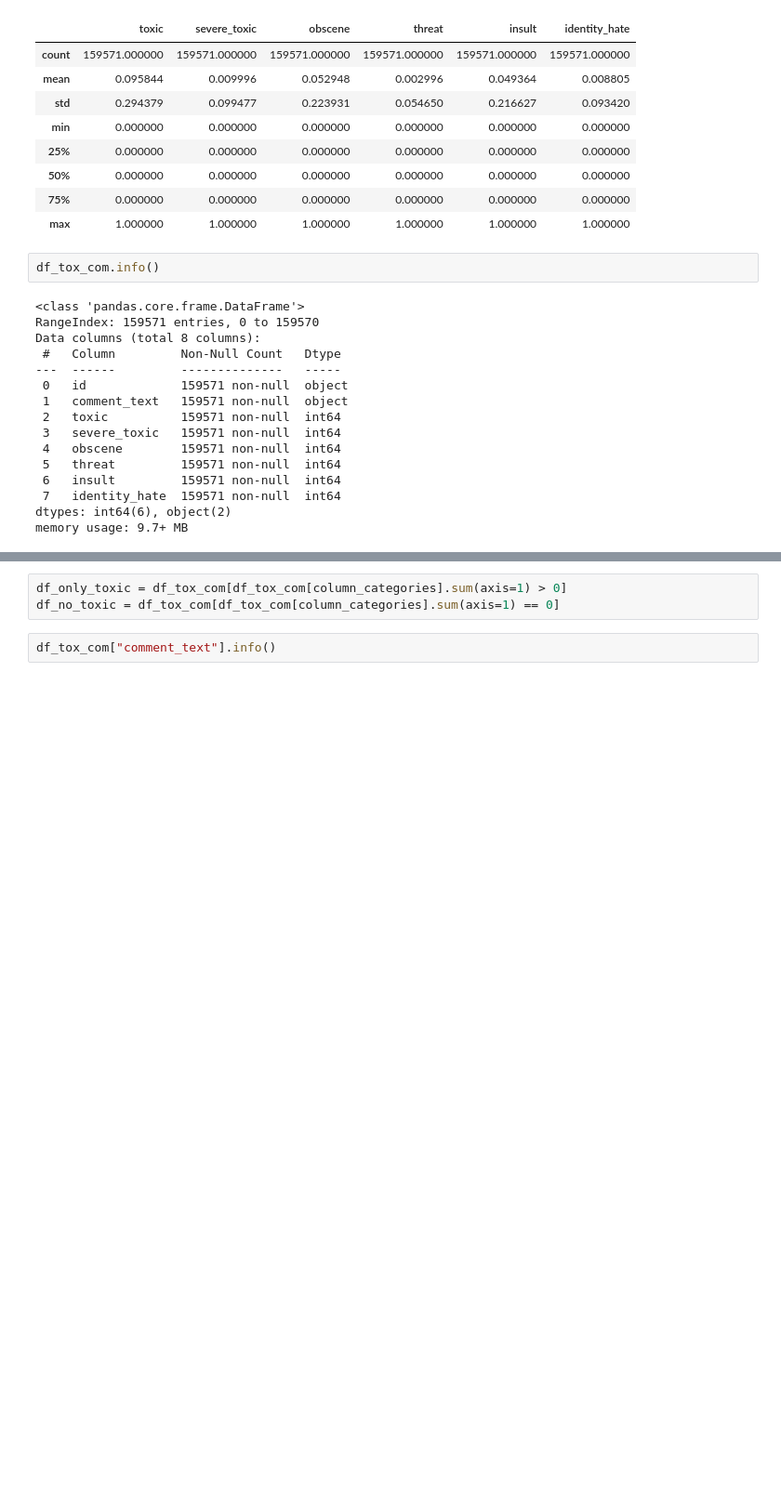
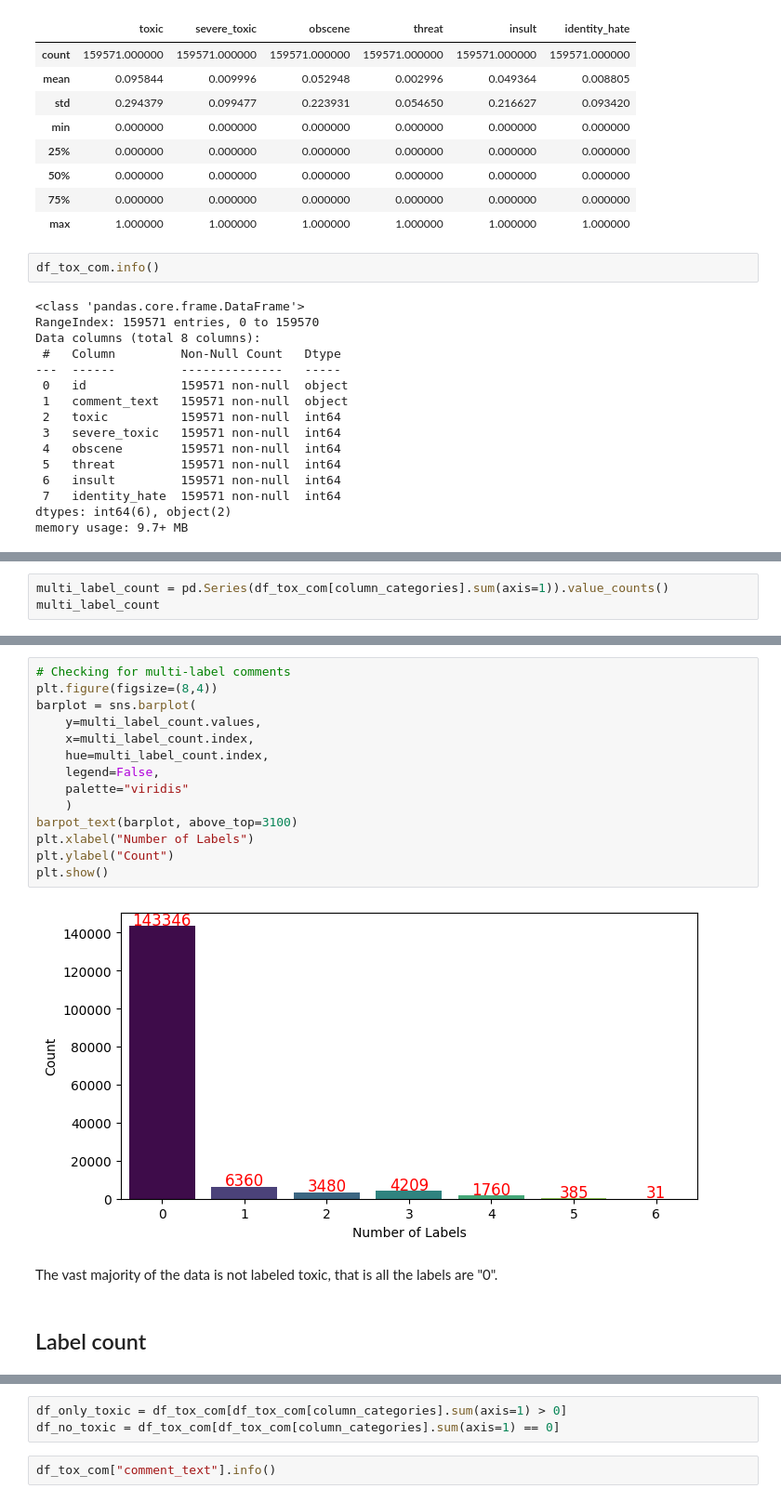
Before and after one commit to DanieleDidino/toxic_comment_clf, a Jupyter notebook: 1_EDA.ipynb, the cells around one changed output, grey strips where cells are left out. Shown at 93% size. Drawn from its saved outputs; the diff is of its cells as text; blank space fills up the shorter version.

```diff
--- a/1_EDA.ipynb
+++ b/1_EDA.ipynb
@@ -83,0 +109,3 @@ memory usage: 9.7+ MB
+# %%
+multi_label_count = pd.Series(df_tox_com[column_categories].sum(axis=1)).value_counts()
+multi_label_count
@@ -83,0 +121,20 @@ memory usage: 9.7+ MB
+# %%
+# Checking for multi-label comments
+plt.figure(figsize=(8,4))
+barplot = sns.barplot(
+    y=multi_label_count.values,
+    x=multi_label_count.index,
+    hue=multi_label_count.index,
+    legend=False,
+    palette="viridis"
+    )
+barpot_text(barplot, above_top=3100)
+plt.xlabel("Number of Labels")
+plt.ylabel("Count")
+plt.show()
+# %% [output]
+[figure, added]
+# %% [markdown]
+The vast majority of the data is not labeled toxic, that is all the labels are "0".
+# %% [markdown]
+## Label count
```
Also changed, not shown: parts of 34 cells of this notebook.
